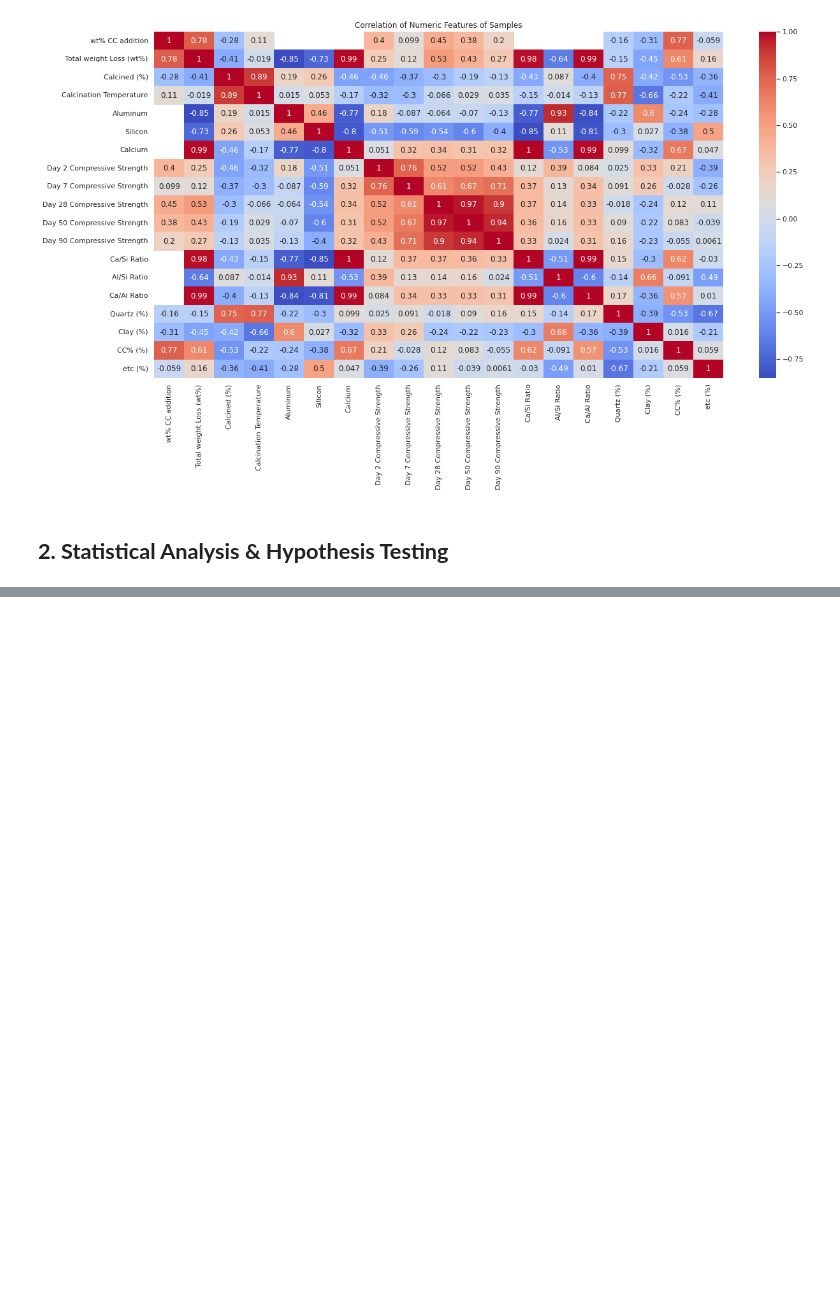
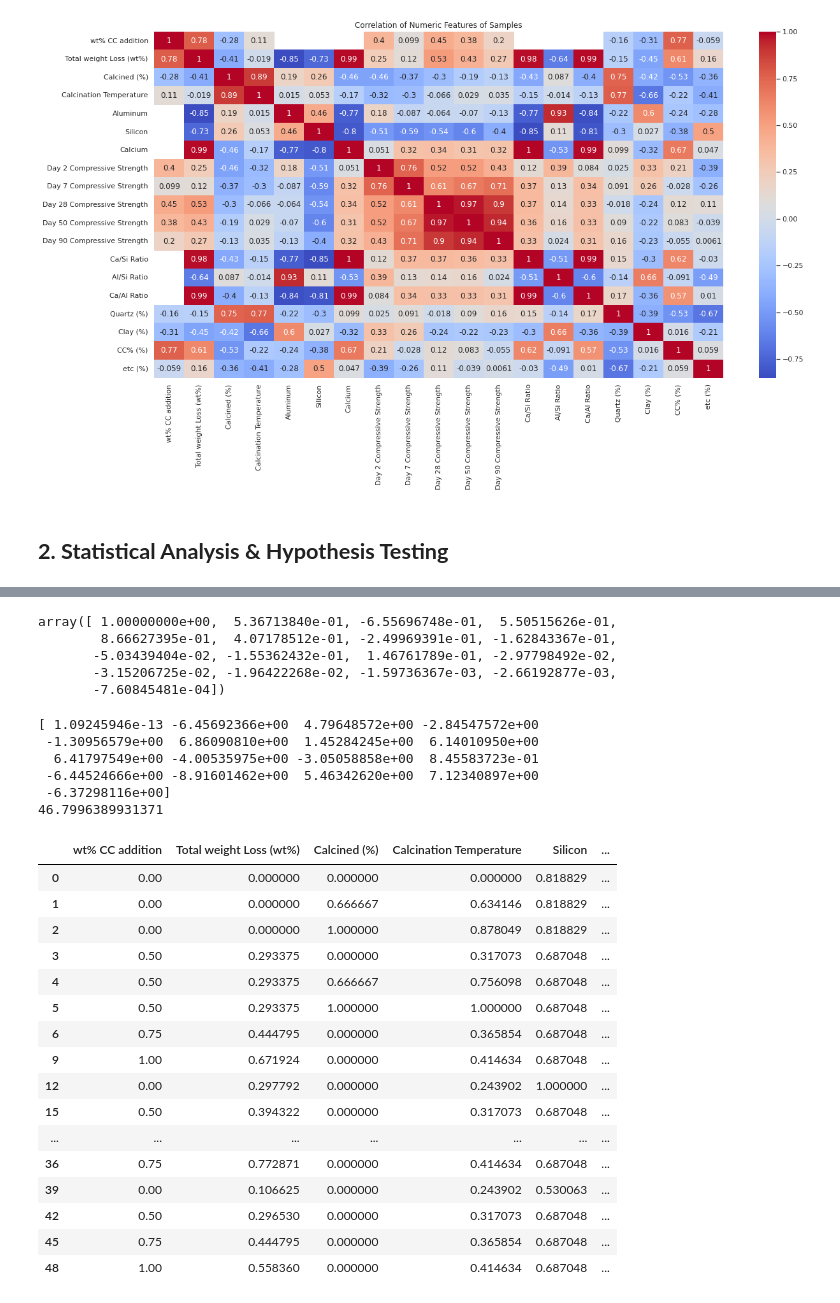
Before and after one commit to defnecirci/graduation_project_ens491, a Jupyter notebook: Graduation_Project_Analysis.ipynb, the cells around one changed output, grey strips where cells are left out. Saved outputs shown, nothing was run; the diff lists cells and outputs as text; code cells hidden in the pictures; blank space fills up the shorter version.

```diff
--- a/Graduation_Project_Analysis.ipynb
+++ b/Graduation_Project_Analysis.ipynb
@@ -146,0 +204,35 @@ Text(0.5, 1.0, 'Correlation of Numeric Features of Samples')
+# %%
+from sklearn.decomposition import PCA
+from scipy.sparse.linalg import eigs
+
+if 'Day 28 Compressive Strength' in cement_data_numVarOnly.columns:
+  data_labels = cement_data_numVarOnly.pop('Day 28 Compressive Strength')
+
+
+cement_data_numVarOnly=cement_data_numVarOnly.fillna(cement_data_numVarOnly.mean())
+normalized_cement_data_numVarOnly=(cement_data_numVarOnly-cement_data_numVarOnly.min())/(cement_data_numVarOnly.max()-cement_data_numVarOnly.min()) # normalize
+
+most_important_names = feature_importance(normalized_cement_data_numVarOnly, len(normalized_cement_data_numVarOnly.columns))
+
+normalized_cement_data_numVarOnly.drop(most_important_names[-3:], axis=1, inplace=True)
+# most_important_names = feature_importance(normalized_cement_data_numVarOnly, 16)
+'''
+print("not used variables")
+for col_name in normalized_cement_data_numVarOnly.columns:
+  if col_name not in most_important_names:
+    print(col_name, "is deleted")
+# apply pca
+pca = PCA(n_components=16)
+pca.fit(normalized_cement_data_numVarOnly)
+pca_data = pca.transform(normalized_cement_data_numVarOnly)
+'''
+### Split training data to 80% training and 30% validation and test
+from sklearn.model_selection import train_test_split
+# x_train, x_test, y_train, y_test = train_test_split(pca_data, data_labels, test_size=0.1, random_state=12)
+x_train, x_test, y_train, y_test = train_test_split(pca_data, data_labels, test_size=5, random_state=12)
+
+#x_val, x_test, y_val, y_test = train_test_split(x_valandtest, y_valandtest, test_size=0.2, random_state=12)
+
+print('Train shape: ', x_train.shape)
+#print('Validation shape: ', x_val.shape)
+print('Test shape: ', x_test.shape)
@@ -146,0 +310,38 @@ Text(0.5, 1.0, 'Correlation of Numeric Features of Samples')
+# %%
+X_train_poly[0,:]
+# %% [output]
+array([ 1.00000000e+00,  5.36713840e-01, -6.55696748e-01,  5.50515626e-01,
+        8.66627395e-01,  4.07178512e-01, -2.49969391e-01, -1.62843367e-01,
+       -5.03439404e-02, -1.55362432e-01,  1.46761789e-01, -2.97798492e-02,
+       -3.15206725e-02, -1.96422268e-02, -1.59736367e-03, -2.66192877e-03,
+       -7.60845481e-04])
+# %%
+print(lin_reg.coef_)
+print(lin_reg.intercept_)
+# %% [output]
+[ 1.09245946e-13 -6.45692366e+00  4.79648572e+00 -2.84547572e+00
+ -1.30956579e+00  6.86090810e+00  1.45284245e+00  6.14010950e+00
+  6.41797549e+00 -4.00535975e+00 -3.05058858e+00  8.45583723e-01
+ -6.44524666e+00 -8.91601462e+00  5.46342620e+00  7.12340897e+00
+ -6.37298116e+00]
+46.7996389931371
+# %%
+normalized_cement_data_numVarOnly
+# %% [output]
+|  | wt% CC addition | Total weight Loss (wt%) | Calcined (%) | Calcination Temperature | Silicon | ... |
+| 0 | 0.00 | 0.000000 | 0.000000 | 0.000000 | 0.818829 | ... |
+| 1 | 0.00 | 0.000000 | 0.666667 | 0.634146 | 0.818829 | ... |
+| 2 | 0.00 | 0.000000 | 1.000000 | 0.878049 | 0.818829 | ... |
+| 3 | 0.50 | 0.293375 | 0.000000 | 0.317073 | 0.687048 | ... |
+| 4 | 0.50 | 0.293375 | 0.666667 | 0.756098 | 0.687048 | ... |
+| 5 | 0.50 | 0.293375 | 1.000000 | 1.000000 | 0.687048 | ... |
+| 6 | 0.75 | 0.444795 | 0.000000 | 0.365854 | 0.687048 | ... |
+| 9 | 1.00 | 0.671924 | 0.000000 | 0.414634 | 0.687048 | ... |
+| 12 | 0.00 | 0.297792 | 0.000000 | 0.243902 | 1.000000 | ... |
+| 15 | 0.50 | 0.394322 | 0.000000 | 0.317073 | 0.687048 | ... |
+| ... | ... | ... | ... | ... | ... | ... |
+| 36 | 0.75 | 0.772871 | 0.000000 | 0.414634 | 0.687048 | ... |
+| 39 | 0.00 | 0.106625 | 0.000000 | 0.243902 | 0.530063 | ... |
+| 42 | 0.50 | 0.296530 | 0.000000 | 0.317073 | 0.687048 | ... |
+| 45 | 0.75 | 0.444795 | 0.000000 | 0.365854 | 0.687048 | ... |
+| 48 | 1.00 | 0.558360 | 0.000000 | 0.414634 | 0.687048 | ... |
```
Also changed, not shown: parts of 17 cells of this notebook.
